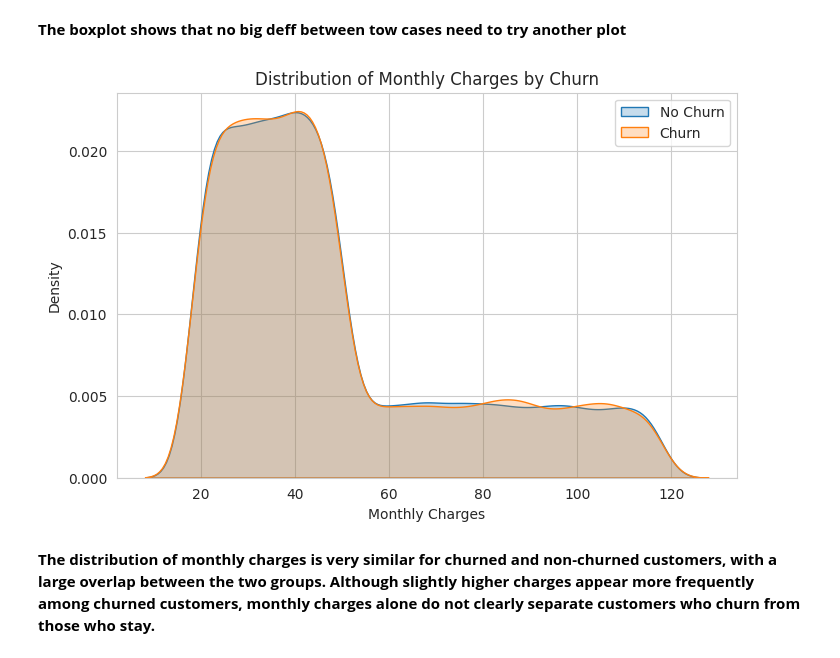
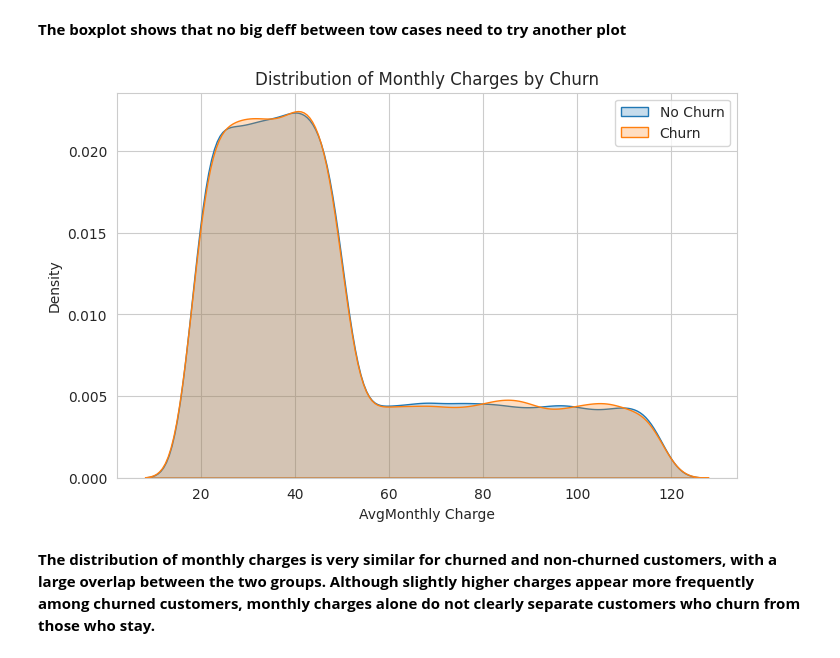
Before and after one commit to linda-bsharat/telco-customer-churn-prediction, a Jupyter notebook: notebooks/02_eda_and_visualization.ipynb, the cells around one changed output. Cells and saved outputs as stored; diff of their text form; code cells hidden in the pictures.

```diff
--- a/notebooks/02_eda_and_visualization.ipynb
+++ b/notebooks/02_eda_and_visualization.ipynb
@@ -122,28 +102,28 @@ need to try another plot**
 # %%
 plt.figure(figsize=(8,5))
 
 sns.kdeplot(
     data=df[df["Churn"]==0],
-    x="MonthlyCharges",
+    x="AvgMonthlyCharge",
     fill=True,
     label="No Churn"
 )
 
 sns.kdeplot(
     data=df[df["Churn"]==1],
-    x="MonthlyCharges",
+    x="AvgMonthlyCharge",
     fill=True,
     label="Churn"
 )
 
 plt.title("Distribution of Monthly Charges by Churn")
-plt.xlabel("Monthly Charges")
+plt.xlabel("AvgMonthly Charge")
 plt.ylabel("Density")
 plt.legend()
 
 plt.show()
 # %% [output]
-[figure, old version]
+[figure, new version]
 # %% [markdown]
 **The distribution of monthly charges is very similar for churned and non-churned customers, with a large overlap between the two groups. Although slightly higher charges appear more frequently among churned customers, monthly charges alone do not clearly separate customers who churn from those who stay.**
 # %% [markdown]
```
Also changed, not shown: parts of 11 cells of this notebook.
